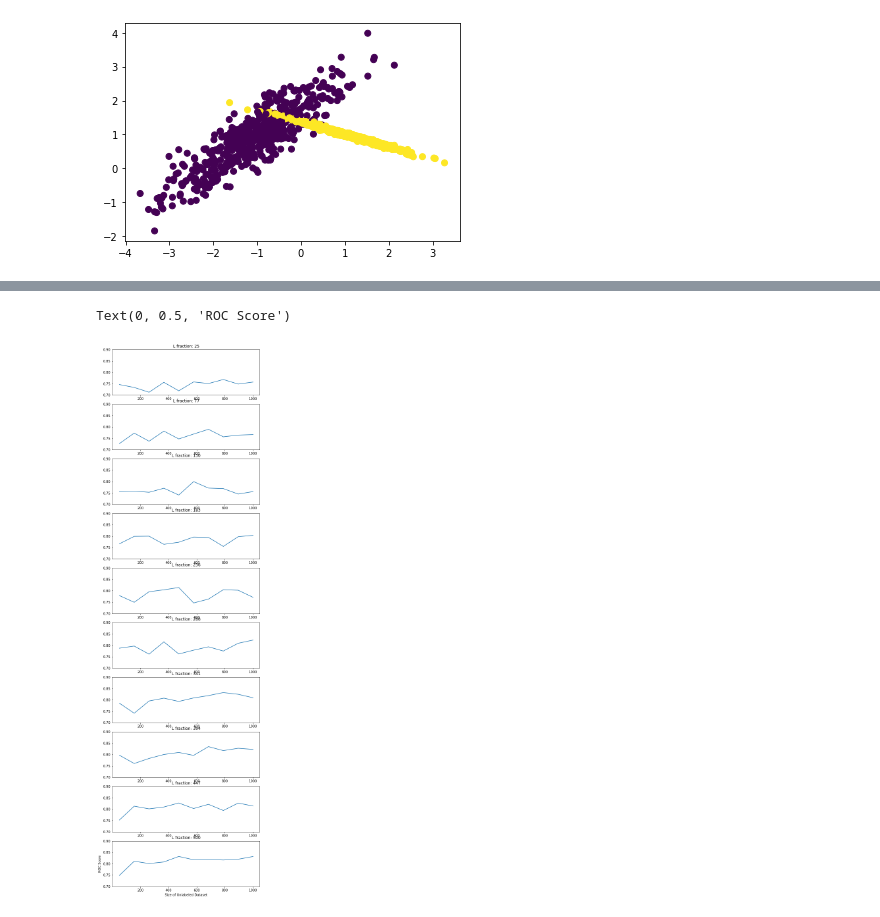
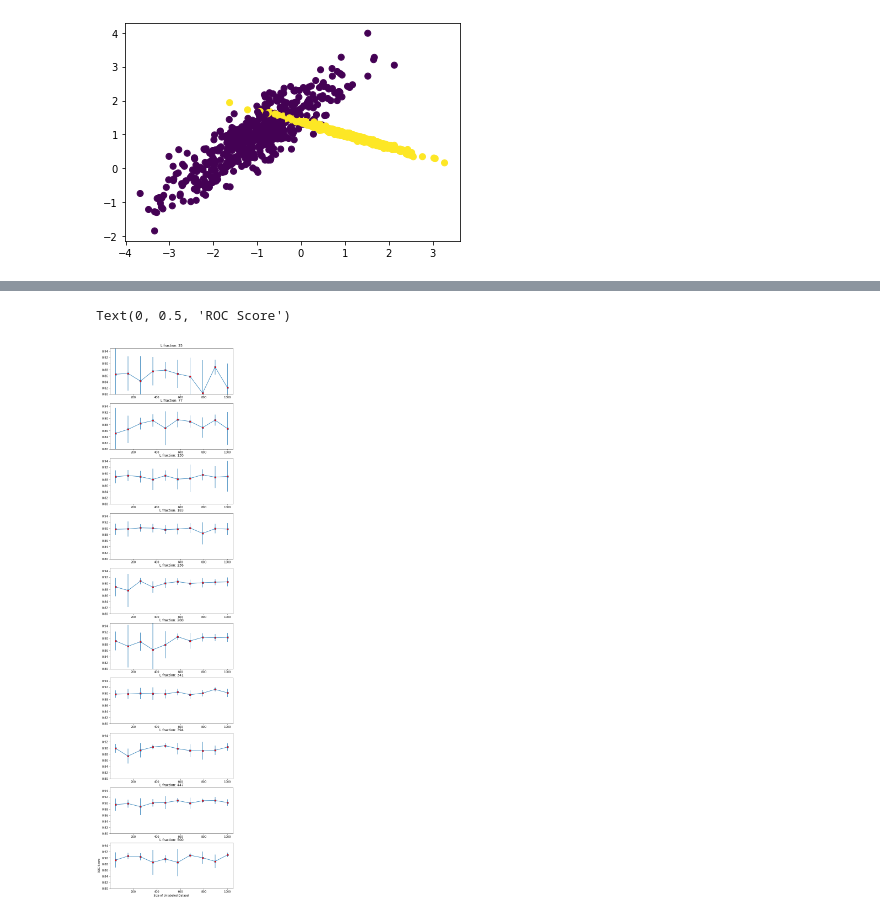
Before and after one commit to khroushan/semi-supervised-ml, a Jupyter notebook: notebooks/20_gaussian_data.ipynb, the cells around one changed output, grey strips where cells are left out. Drawn from its saved outputs; the diff is of its cells as text; code cells hidden in the pictures.

```diff
--- a/notebooks/20_gaussian_data.ipynb
+++ b/notebooks/20_gaussian_data.ipynb
@@ -90,24 +103,19 @@ def self_trainer(ml_trainer,
                  l_frac,
                  u_frac,
                  n_realization):
-#     fs = []
-#     pc = []
-#     rc = []
-    roc = []
+    fs = []; pc = []; rc = []; roc = []
     for i in range(n_realization): # loop on realizations
         df_aux = data_sampler(df_train, target_col, l_frac=l_frac, u_frac=u_frac)
         ml_trainer.fit(df_aux[feature_cols], df_aux[target_col])
         test_prediction = ml_trainer.predict(df_test[feature_cols])
 
-#         fs.append(f1_score(df_test_sample[target_col],
-#                           test_prediction))
-#         pc.append(precision_score(df_test_sample['label'],
-#                           test_prediction, zero_division=0))
-#         rc.append(recall_score(df_test_sample['label'],
-#                           test_prediction))
-        roc.append(roc_auc_score(df_test[target_col],
-                          test_prediction))
-    return np.mean(roc), roc
+        metrics = evaluate_model(df_test[target_col], test_prediction)
+        fs.append(metrics['f1'])
+        pc.append(metrics['precision'])
+        rc.append(metrics['recall'])
+        roc.append(metrics['roc'])
+
+    return np.mean(roc), np.std(roc)
 # %%
 df_out = prepare_U_L_data(df_train, 'y', 'y', 0.5)
 # %% [output]
@@ -125,12 +133,12 @@ sgd = SGDClassifier(loss='log', n_jobs=-1)
 cl_self = Pipeline([('self-clf', SelfTrainingClassifier(sgd, threshold=0.95))])
 # %%
 roc_scores = {}
-roc_std = {}
+roc_stds = {}
 for l_frac in np.linspace(0.05, 1, 10):
     roc_scores[l_frac] = []
-    roc_std[l_frac] = []
+    roc_stds[l_frac] = []
     for u_frac in np.linspace(0.001, 1, 10):
-        roc, _ = self_trainer(ml_trainer=cl_self,
+        roc, roc_std = self_trainer(ml_trainer=cl_self,
                            feature_cols=feature_cols,
                            target_col='y',
                            df_train=df_out,
@@ -139,15 +147,15 @@ for l_frac in np.linspace(0.05, 1, 10):
                            u_frac=u_frac,
                            n_realization=10)
         roc_scores[l_frac].append(roc)
+        roc_stds[l_frac].append(roc_std)
-# %%
-fig, ax = pl.subplots(10, 1, figsize=(8,30))
-for i, k in enumerate(roc_scores.keys()):
-    ax[i].plot(1000*np.linspace(0.05, 1, 10), roc_scores[k])
-    ax[i].set_title('L fraction: {:}'.format(int(k*500)))
-    ax[i].set_ylim(0.7, 0.9)
-pl.xlabel('Size of Unlabeled Dataset')
-pl.ylabel('ROC Score')
-#pl.savefig('f1_usize_multi.pdf')
-# %% [output]
-Text(0, 0.5, 'ROC Score')
-[figure, removed]
+# %%
+fig, ax = pl.subplots(10, 1, figsize=(8,36))
+for i, k in enumerate(roc_scores.keys()):
+    ax[i].errorbar(1000*np.linspace(0.05, 1, 10), roc_scores[k], roc_stds[k], marker='s', mfc='red')
+    ax[i].set_title('L fraction: {:}'.format(int(k*500)))
+    ax[i].set_ylim(0.8, 0.95)
+pl.xlabel('Size of Unlabeled Dataset')
+pl.ylabel('ROC Score')
+# %% [output]
+Text(0, 0.5, 'ROC Score')
+[figure, added]
```
Also changed, not shown: parts of 10 cells of this notebook, 4 other files.
